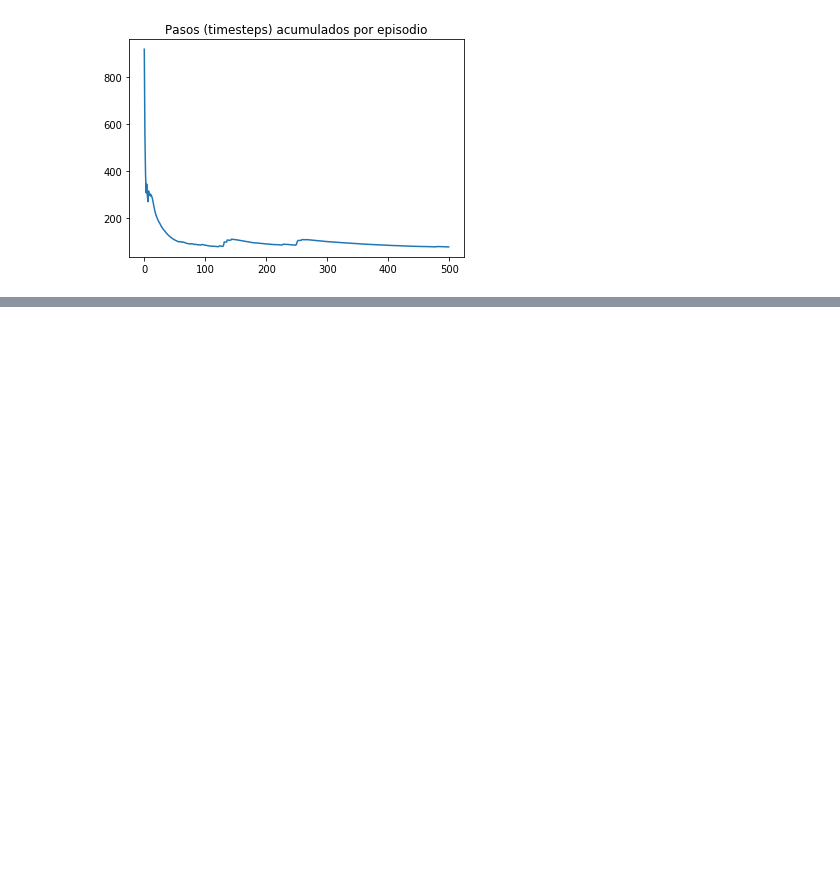
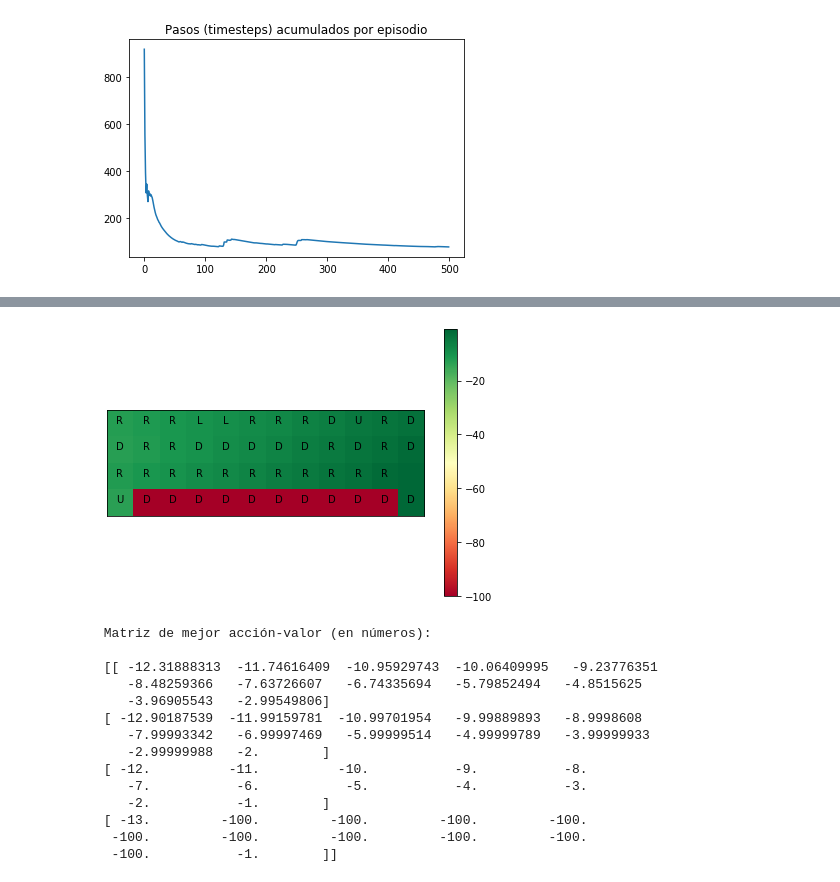
Before and after one commit to git-lu/RL, a Jupyter notebook: lab_1_intro_rl.ipynb, the cells around one changed output, grey strips where cells are left out. Cells and saved outputs as stored; diff of their text form; code cells hidden in the pictures; blank space fills up the shorter version.

```diff
--- a/lab_1_intro_rl.ipynb
+++ b/lab_1_intro_rl.ipynb
@@ -357,0 +445,18 @@ draw_value_matrix(q)
+# %%
+draw_value_matrix(q)
+# %% [output]
+[figure, added]
+ Matriz de mejor acción-valor (en números):
+
+ [[ -12.31888313  -11.74616409  -10.95929743  -10.06409995   -9.23776351
+    -8.48259366   -7.63726607   -6.74335694   -5.79852494   -4.8515625
+    -3.96905543   -2.99549806]
+ [ -12.90187539  -11.99159781  -10.99701954   -9.99889893   -8.9998608
+    -7.99993342   -6.99997469   -5.99999514   -4.99999789   -3.99999933
+    -2.99999988   -2.        ]
+ [ -12.          -11.          -10.           -9.           -8.
+    -7.           -6.           -5.           -4.           -3.
+    -2.           -1.        ]
+ [ -13.         -100.         -100.         -100.         -100.
+  -100.         -100.         -100.         -100.         -100.
+  -100.           -1.        ]]
```
Also changed, not shown: parts of 15 cells of this notebook.
